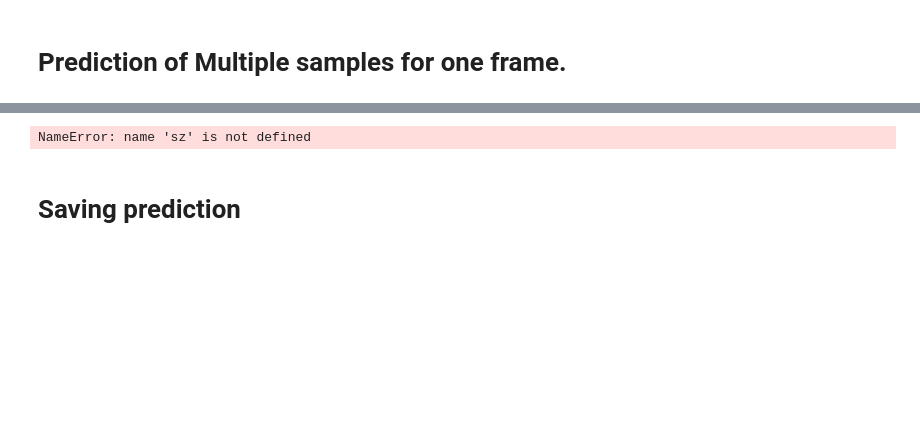
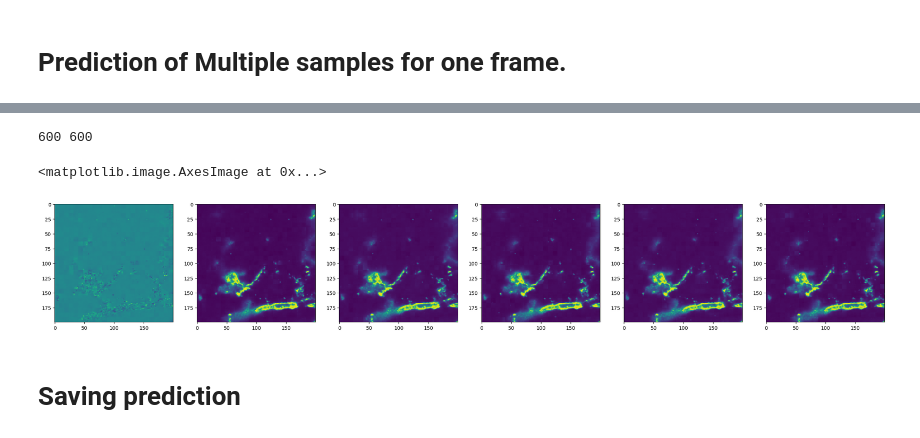
Before and after one commit to juglab/denoiSplit, a Jupyter notebook: denoisplit/notebooks/EvalOnMultiFileDatasetEkin.ipynb, the cells around one changed output, grey strips where cells are left out. Saved outputs shown, nothing was run; the diff lists cells and outputs as text; code cells hidden in the pictures; blank space fills up the shorter version.

```diff
--- a/denoisplit/notebooks/EvalOnMultiFileDatasetEkin.ipynb
+++ b/denoisplit/notebooks/EvalOnMultiFileDatasetEkin.ipynb
@@ -520,13 +555,16 @@ one_preds = np.concatenate(one_preds, axis=0)
 # %%
-sz = 100
-hs = np.random.randint(0,one_preds.shape[1]-sz)
-ws = np.random.randint(0,one_preds.shape[2]-sz)
+sz = 200
+hs = 600#np.random.randint(0,one_preds.shape[1]-sz)
+ws = 600#np.random.randint(0,one_preds.shape[2]-sz)
+print(hs,ws)
 _,ax = plt.subplots(figsize=(30,5),ncols=6)
 for i in range(1,6):
     ax[i].imshow(one_preds[i-1,hs:hs+sz,ws:ws+sz, 0])
 ax[0].imshow(one_preds[1,hs:hs+sz,ws:ws+sz,0] - one_preds[0,hs:hs+sz,ws:ws+sz,0])
 # %% [output]
-NameError: name 'sz' is not defined
+600 600
+<matplotlib.image.AxesImage at 0x...>
+[figure, added]
 # %% [markdown]
 # Saving prediction
 # %%
```
Also changed, not shown: parts of 34 cells of this notebook, 4 other files.
